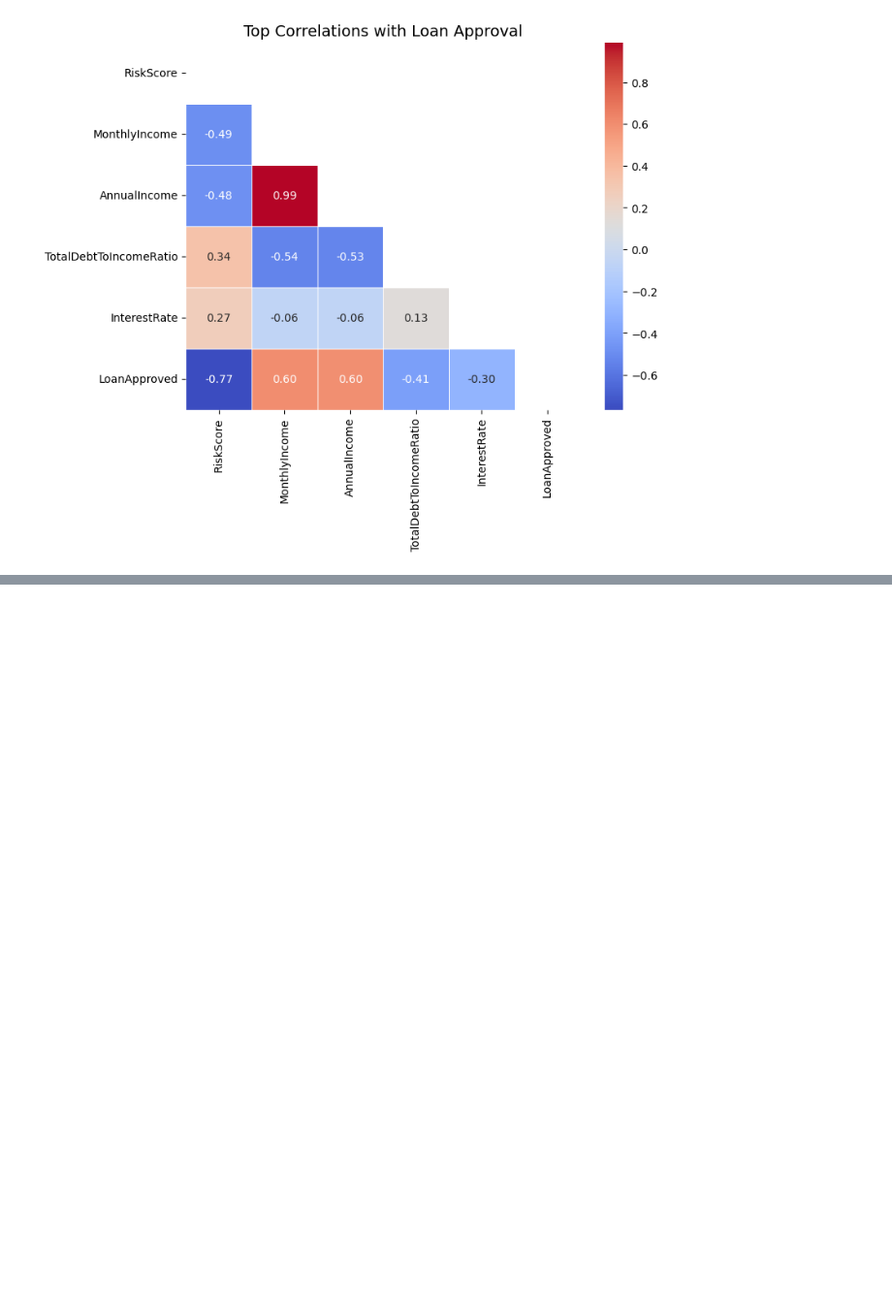
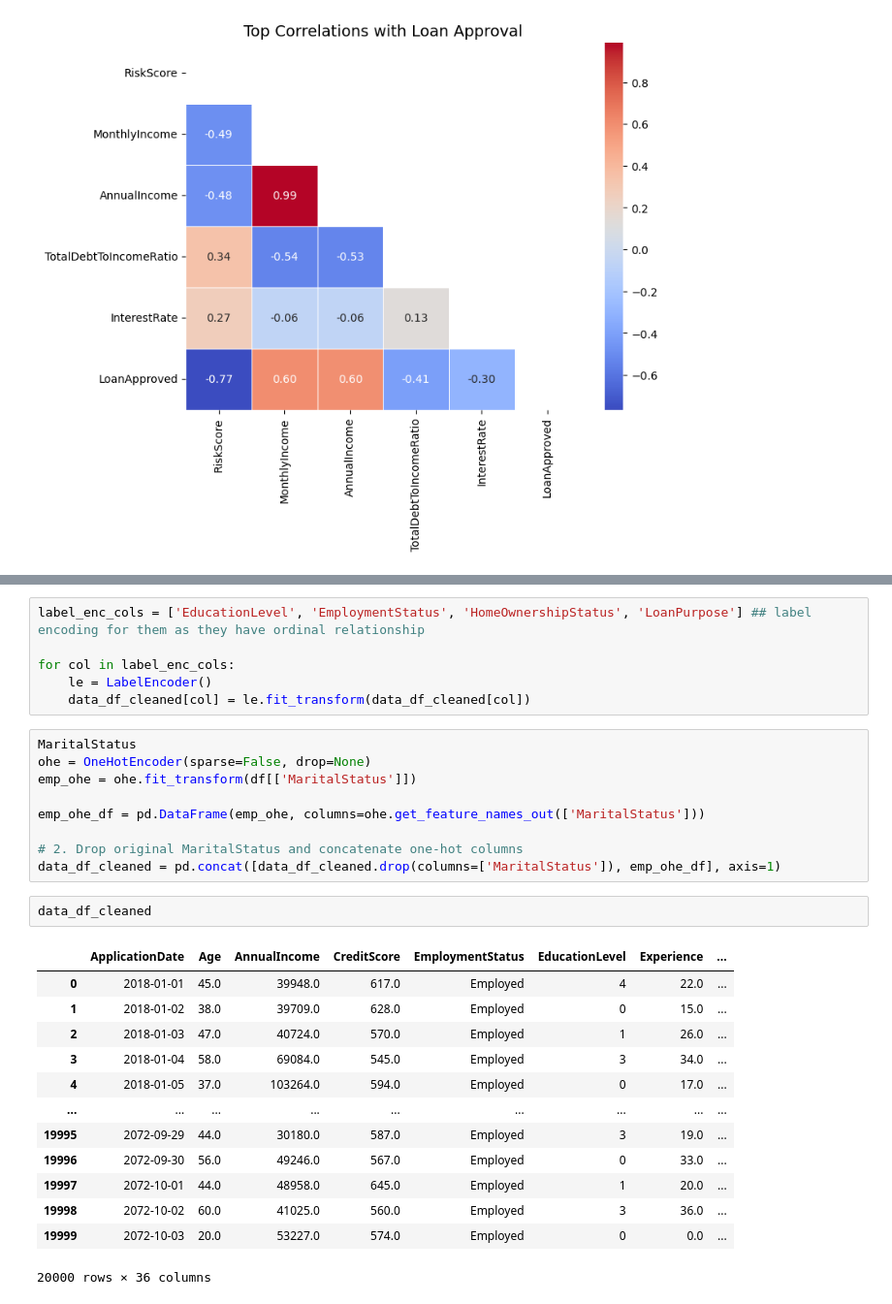
Before and after one commit to AbdulWahid026/ML_LoanApprovalPrediction-CreditRiskAnalysis, a Jupyter notebook: model.ipynb, the cells around one changed output, grey strips where cells are left out. Shown at 97% size. Cells and saved outputs as stored; diff of their text form; blank space fills up the shorter version.

```diff
--- a/model.ipynb
+++ b/model.ipynb
@@ -249,0 +292,31 @@ plt.show()
+# %%
+label_enc_cols = ['EducationLevel', 'EmploymentStatus', 'HomeOwnershipStatus', 'LoanPurpose'] ## label encoding for them as they have ordinal relationship
+
+for col in label_enc_cols:
+    le = LabelEncoder()
+    data_df_cleaned[col] = le.fit_transform(data_df_cleaned[col])
+# %%
+MaritalStatus
+ohe = OneHotEncoder(sparse=False, drop=None)
+emp_ohe = ohe.fit_transform(df[['MaritalStatus']])
+
+emp_ohe_df = pd.DataFrame(emp_ohe, columns=ohe.get_feature_names_out(['MaritalStatus']))
+
+# 2. Drop original MaritalStatus and concatenate one-hot columns
+data_df_cleaned = pd.concat([data_df_cleaned.drop(columns=['MaritalStatus']), emp_ohe_df], axis=1)
+# %%
+data_df_cleaned
+# %% [output]
+|  | ApplicationDate | Age | AnnualIncome | CreditScore | EmploymentStatus | EducationLevel | Experience | ... |
+| 0 | 2018-01-01 | 45.0 | 39948.0 | 617.0 | Employed | 4 | 22.0 | ... |
+| 1 | 2018-01-02 | 38.0 | 39709.0 | 628.0 | Employed | 0 | 15.0 | ... |
+| 2 | 2018-01-03 | 47.0 | 40724.0 | 570.0 | Employed | 1 | 26.0 | ... |
+| 3 | 2018-01-04 | 58.0 | 69084.0 | 545.0 | Employed | 3 | 34.0 | ... |
+| 4 | 2018-01-05 | 37.0 | 103264.0 | 594.0 | Employed | 0 | 17.0 | ... |
+| ... | ... | ... | ... | ... | ... | ... | ... | ... |
+| 19995 | 2072-09-29 | 44.0 | 30180.0 | 587.0 | Employed | 3 | 19.0 | ... |
+| 19996 | 2072-09-30 | 56.0 | 49246.0 | 567.0 | Employed | 0 | 33.0 | ... |
+| 19997 | 2072-10-01 | 44.0 | 48958.0 | 645.0 | Employed | 1 | 20.0 | ... |
+| 19998 | 2072-10-02 | 60.0 | 41025.0 | 560.0 | Employed | 3 | 36.0 | ... |
+| 19999 | 2072-10-03 | 20.0 | 53227.0 | 574.0 | Employed | 0 | 0.0 | ... |
+20000 rows × 36 columns
```
Also changed, not shown: parts of 6 cells of this notebook.
